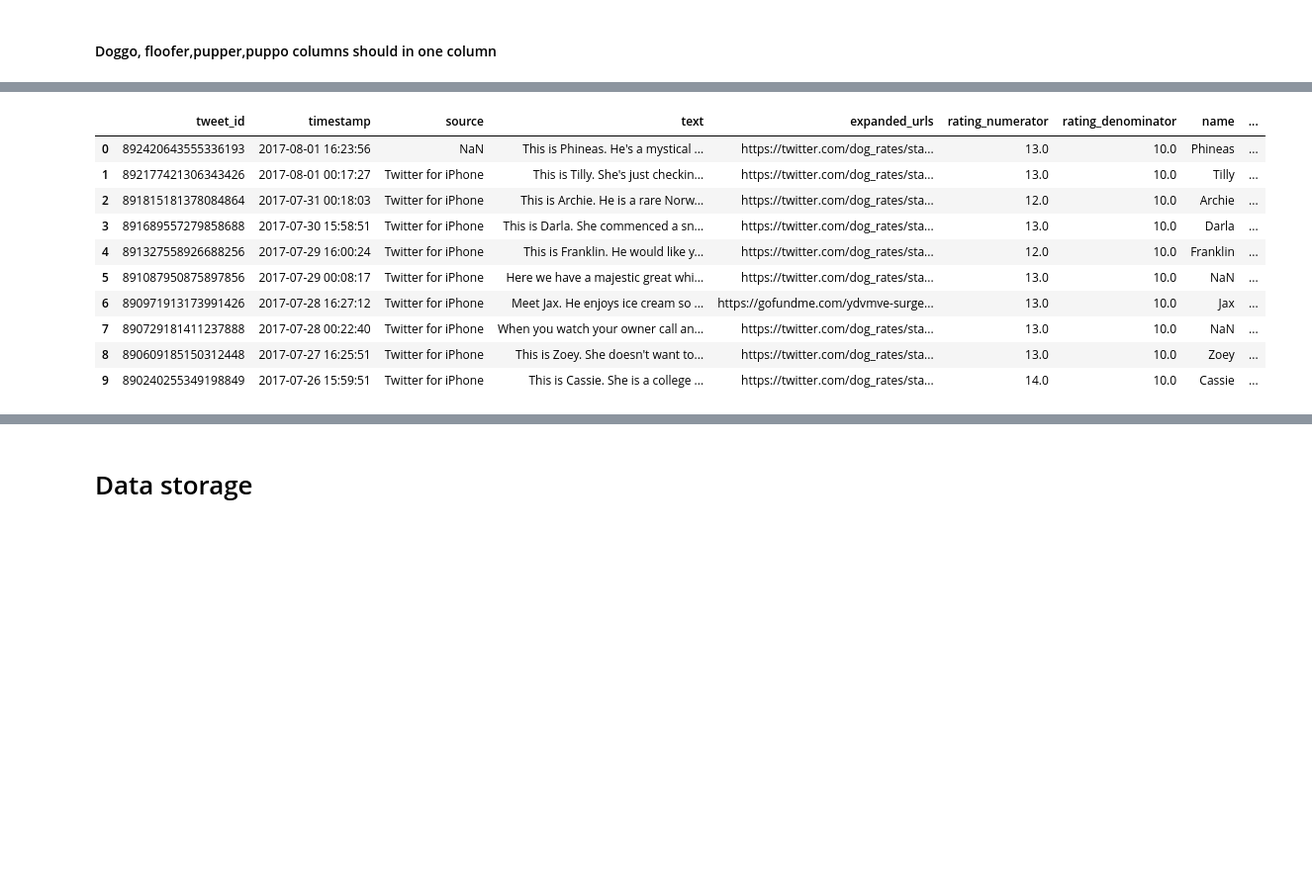
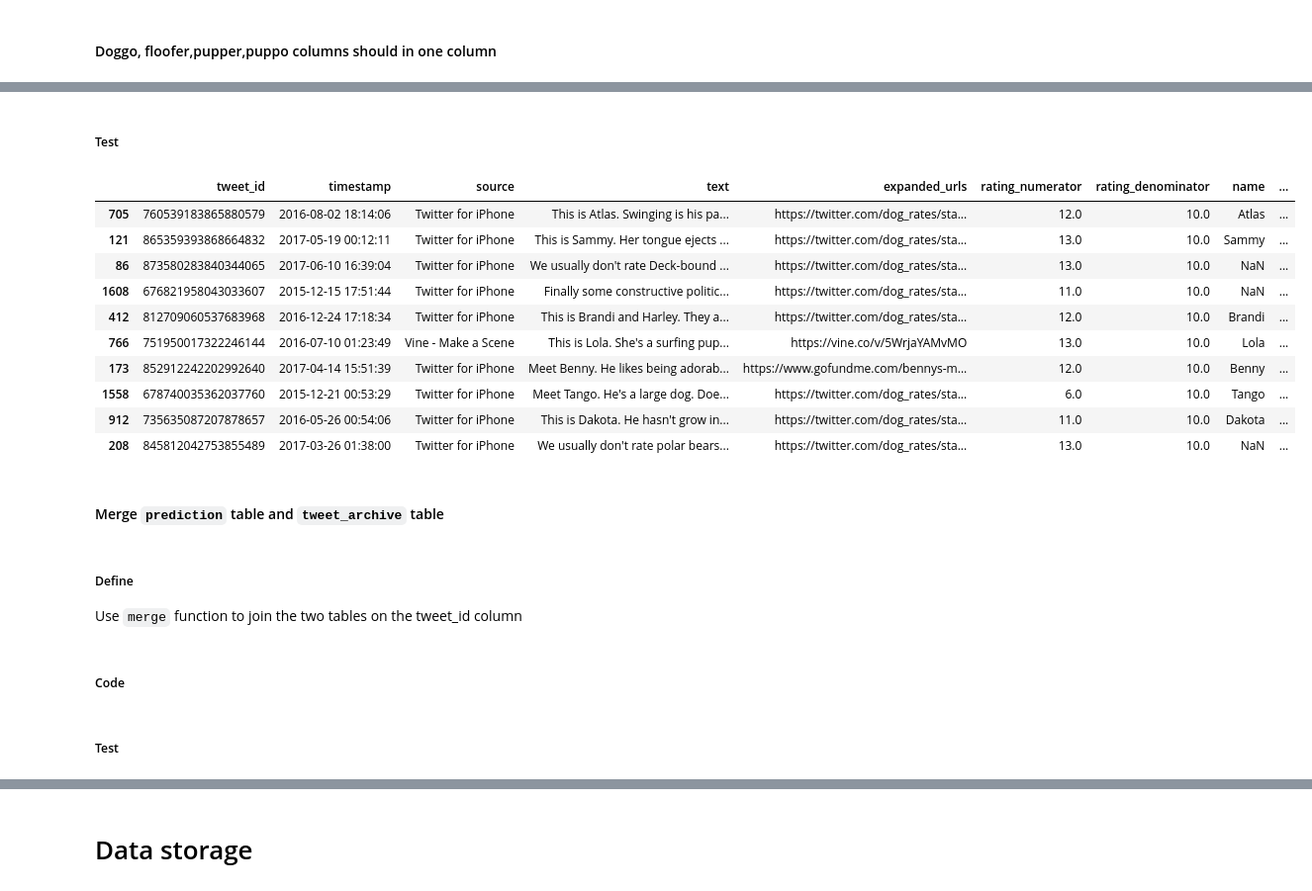
Before and after one commit to YunpengCai/Data_wrangling_udacity, a Jupyter notebook: wrangle_act.ipynb, the cells around one changed output, grey strips where cells are left out. Shown at 99% size. Saved outputs shown, nothing was run; the diff lists cells and outputs as text; code cells hidden in the pictures; blank space fills up the shorter version.

```diff
--- a/wrangle_act.ipynb
+++ b/wrangle_act.ipynb
@@ -550,16 +634,40 @@ tweet_archive.drop(['doggo', 'floofer','pupper','puppo'], axis=1, inplace=True)
+# %%
+# Replace null values with empty string and sum them up
+tweet_archive_clean.doggo.replace(np.nan, '', inplace=True)
+tweet_archive_clean.floofer.replace(np.nan, '', inplace=True)
+tweet_archive_clean.pupper.replace(np.nan, '', inplace=True)
+tweet_archive_clean.puppo.replace(np.nan, '', inplace=True)
+# %%
+tweet_archive_clean['stage'] = tweet_archive_clean['doggo'] + tweet_archive_clean['floofer']+ tweet_archive_clean['pupper'] + tweet_archive_clean['puppo']
+# %%
+tweet_archive_clean.loc[tweet_archive_clean.stage == 'doggopupper', 'stage'] = 'doggo,pupper'
+tweet_archive_clean.loc[tweet_archive_clean.stage == 'doggopuppo', 'stage'] = 'doggo,puppo'
+tweet_archive_clean.loc[tweet_archive_clean.stage == 'doggofloofer', 'stage'] = 'doggo,floofer'
+tweet_archive_clean.loc[tweet_archive_clean.stage == '', 'stage'] = np.nan
+# %%
+tweet_archive_clean.drop(['doggo','floofer','puppo','pupper'], axis=1, inplace=True)
+# %% [markdown]
+##### Test
 # %%
-#Check column drop and row 9 shows 'doggo' in stage column
+#Check column drop and 'stage' column
 pd.reset_option("^display")
-tweet_archive.head(10)
+tweet_archive_clean.sample(10)
 # %% [output]
 |  | tweet_id | timestamp | source | text | expanded_urls | rating_numerator | rating_denominator | name | ... |
-| 0 | 892420643555336193 | 2017-08-01 16:23:56 | NaN | This is Phineas. He's a mystical ... | https://twitter.com/dog_rates/sta... | 13.0 | 10.0 | Phineas | ... |
-| 1 | 892177421306343426 | 2017-08-01 00:17:27 | Twitter for iPhone | This is Tilly. She's just checkin... | https://twitter.com/dog_rates/sta... | 13.0 | 10.0 | Tilly | ... |
-| 2 | 891815181378084864 | 2017-07-31 00:18:03 | Twitter for iPhone | This is Archie. He is a rare Norw... | https://twitter.com/dog_rates/sta... | 12.0 | 10.0 | Archie | ... |
-| 3 | 891689557279858688 | 2017-07-30 15:58:51 | Twitter for iPhone | This is Darla. She commenced a sn... | https://twitter.com/dog_rates/sta... | 13.0 | 10.0 | Darla | ... |
-| 4 | 891327558926688256 | 2017-07-29 16:00:24 | Twitter for iPhone | This is Franklin. He would like y... | https://twitter.com/dog_rates/sta... | 12.0 | 10.0 | Franklin | ... |
-| 5 | 891087950875897856 | 2017-07-29 00:08:17 | Twitter for iPhone | Here we have a majestic great whi... | https://twitter.com/dog_rates/sta... | 13.0 | 10.0 | NaN | ... |
-| 6 | 890971913173991426 | 2017-07-28 16:27:12 | Twitter for iPhone | Meet Jax. He enjoys ice cream so ... | https://gofundme.com/ydvmve-surge... | 13.0 | 10.0 | Jax | ... |
-| 7 | 890729181411237888 | 2017-07-28 00:22:40 | Twitter for iPhone | When you watch your owner call an... | https://twitter.com/dog_rates/sta... | 13.0 | 10.0 | NaN | ... |
-| 8 | 890609185150312448 | 2017-07-27 16:25:51 | Twitter for iPhone | This is Zoey. She doesn't want to... | https://twitter.com/dog_rates/sta... | 13.0 | 10.0 | Zoey | ... |
-| 9 | 890240255349198849 | 2017-07-26 15:59:51 | Twitter for iPhone | This is Cassie. She is a college ... | https://twitter.com/dog_rates/sta... | 14.0 | 10.0 | Cassie | ... |
+| 705 | 760539183865880579 | 2016-08-02 18:14:06 | Twitter for iPhone | This is Atlas. Swinging is his pa... | https://twitter.com/dog_rates/sta... | 12.0 | 10.0 | Atlas | ... |
+| 121 | 865359393868664832 | 2017-05-19 00:12:11 | Twitter for iPhone | This is Sammy. Her tongue ejects ... | https://twitter.com/dog_rates/sta... | 13.0 | 10.0 | Sammy | ... |
+| 86 | 873580283840344065 | 2017-06-10 16:39:04 | Twitter for iPhone | We usually don't rate Deck-bound ... | https://twitter.com/dog_rates/sta... | 13.0 | 10.0 | NaN | ... |
+| 1608 | 676821958043033607 | 2015-12-15 17:51:44 | Twitter for iPhone | Finally some constructive politic... | https://twitter.com/dog_rates/sta... | 11.0 | 10.0 | NaN | ... |
+| 412 | 812709060537683968 | 2016-12-24 17:18:34 | Twitter for iPhone | This is Brandi and Harley. They a... | https://twitter.com/dog_rates/sta... | 12.0 | 10.0 | Brandi | ... |
+| 766 | 751950017322246144 | 2016-07-10 01:23:49 | Vine - Make a Scene | This is Lola. She's a surfing pup... | https://vine.co/v/5WrjaYAMvMO | 13.0 | 10.0 | Lola | ... |
+| 173 | 852912242202992640 | 2017-04-14 15:51:39 | Twitter for iPhone | Meet Benny. He likes being adorab... | https://www.gofundme.com/bennys-m... | 12.0 | 10.0 | Benny | ... |
+| 1558 | 678740035362037760 | 2015-12-21 00:53:29 | Twitter for iPhone | Meet Tango. He's a large dog. Doe... | https://twitter.com/dog_rates/sta... | 6.0 | 10.0 | Tango | ... |
+| 912 | 735635087207878657 | 2016-05-26 00:54:06 | Twitter for iPhone | This is Dakota. He hasn't grow in... | https://twitter.com/dog_rates/sta... | 11.0 | 10.0 | Dakota | ... |
+| 208 | 845812042753855489 | 2017-03-26 01:38:00 | Twitter for iPhone | We usually don't rate polar bears... | https://twitter.com/dog_rates/sta... | 13.0 | 10.0 | NaN | ... |
+# %% [markdown]
+#### Merge `prediction` table and `tweet_archive` table
+# %% [markdown]
+##### Define
+Use `merge` function to join the two tables on the tweet_id column
+# %% [markdown]
+##### Code
@@ -565,0 +676,2 @@ tweet_archive.head(10)
+# %% [markdown]
+##### Test
```
Also changed, not shown: parts of 89 cells of this notebook, 3 other files.
